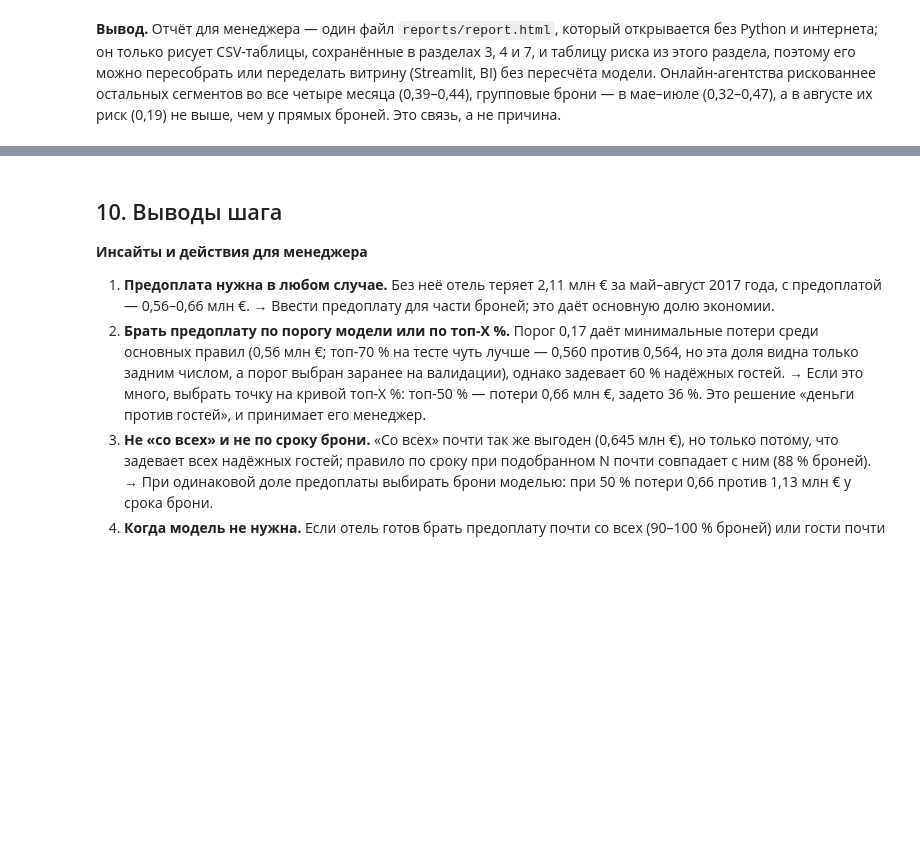
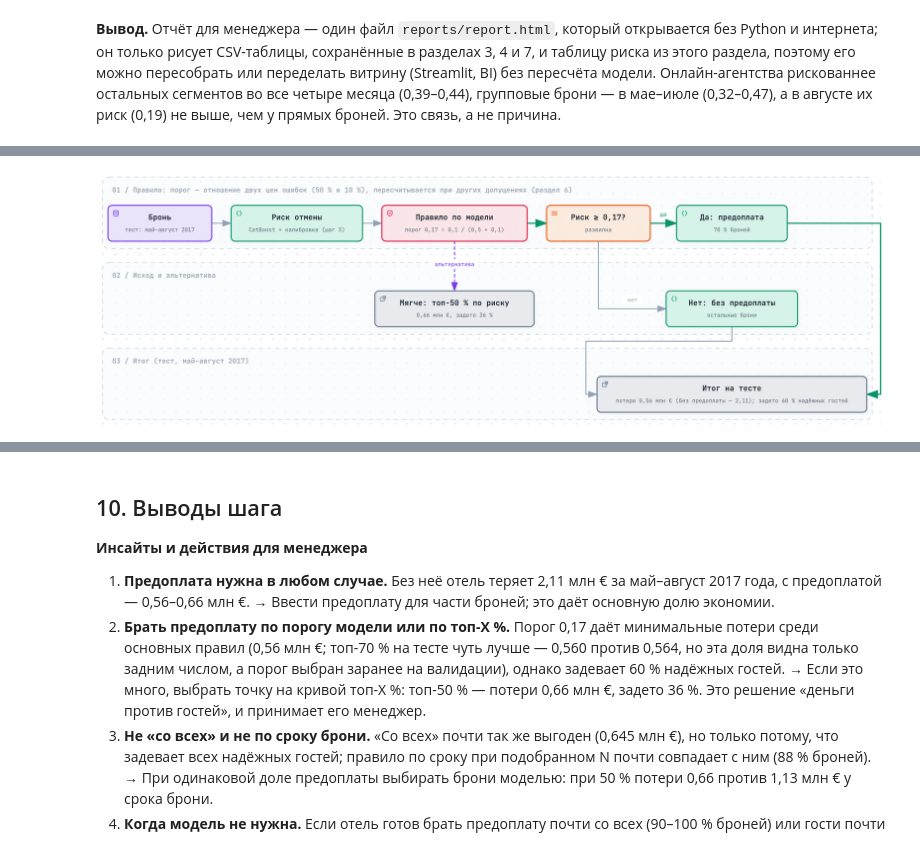
Before and after one commit to obivanio/hotel-cancellations-hse, a Jupyter notebook: notebooks/04_economics.ipynb, the cells around one changed output, grey strips where cells are left out. Drawn from its saved outputs; the diff is of its cells as text; code cells hidden in the pictures; blank space fills up the shorter version.

```diff
--- a/notebooks/04_economics.ipynb
+++ b/notebooks/04_economics.ipynb
@@ -370,0 +372,4 @@ risk[risk['hotel'] == ALL_HOTELS].pivot(index='market_segment', columns='arrival
+# %%
+Image(filename=str(FIGURES_DIR / '19_prepayment_decision.png'))
+# %% [output]
+[figure, added]
```
Also changed, not shown: parts of 4 cells of this notebook, 2 other files.
